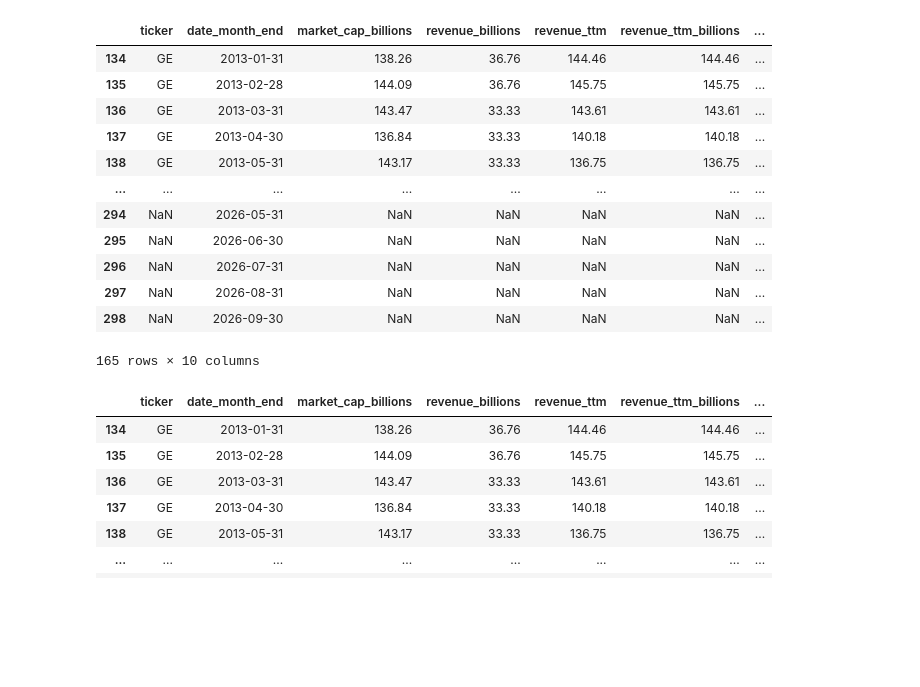
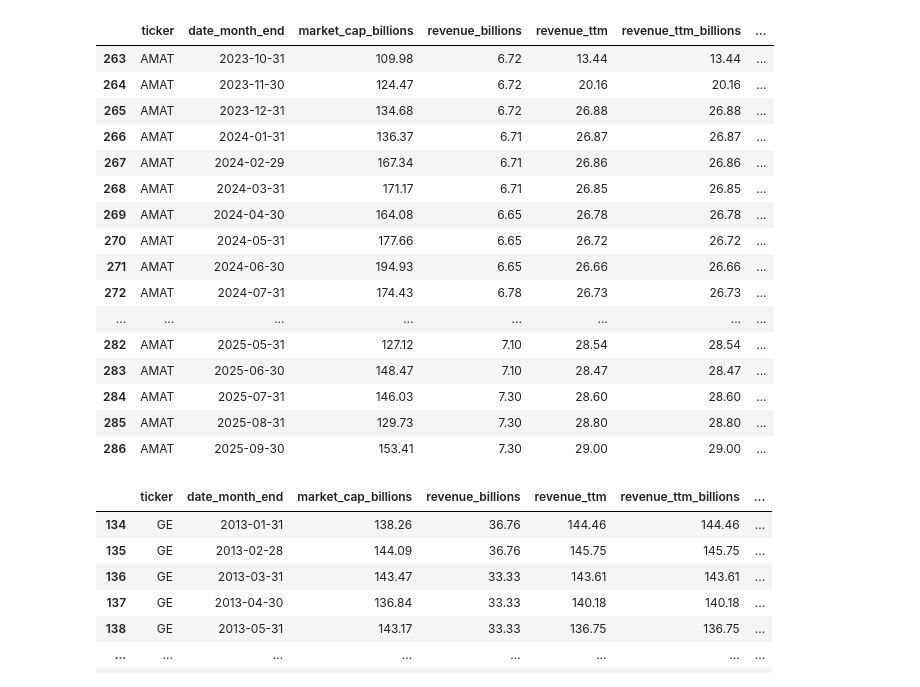
Before and after one commit to stox74/stock_forecast, a Jupyter notebook: US_Market/valuation/valuation_model_v5.ipynb, the cells around one changed output. Cells and saved outputs as stored; diff of their text form; code cells hidden in the pictures; blank space fills up the shorter version.

```diff
--- a/US_Market/valuation/valuation_model_v5.ipynb
+++ b/US_Market/valuation/valuation_model_v5.ipynb
@@ -122,5 +122,4 @@ from DATA.stock_invest_function import *
 # %%
-
 api_key = 'hT0gAk87j9xZx4PlBApvBqfVL5IahvgV'
 
 db_info = {
@@ -134,14 +133,20 @@ db_info = {
 # 1. 먼저 디버깅으로 원인 파악
 # stock_prep.debug_missing_data(result, 'AMAT', db_info)
 
-# 2. 개선된 버전으로 재실행
-result_fixed = stock_prep.run_fixed_enhanced_preprocessing(
-    ticker='GE',
+# 기본 사용 (수출 데이터 포함)
+result = run_enhanced_preprocessing(
+    ticker='AMAT',
     api_key=api_key,
     db_info=db_info,
-    hs_code='841191'
+    hs_code='841191'  # 수출 데이터 포함 시
 )
 
-result = result_fixed[result_fixed['date_month_end'] >= '2013-01-31']
+# # 간단한 사용 (수출 데이터 제외)
+# result = run_simple_enhanced_preprocessing(
+#     ticker='AMAT',
+#     api_key='your_api_key',
+#     db_info=db_info
+# )
+
 # 단일 종목 간단 버전
 # result = stock_prep.run_simple_preprocessing('AAPL', api_key)
@@ -177,19 +153,24 @@ DB 매출 데이터 조회 실패: (pymysql.err.ProgrammingError) (1146, "Table
 # %%
-result
+
+result.tail(24)
 # %% [output]
 |  | ticker | date_month_end | market_cap_billions | revenue_billions | revenue_ttm | revenue_ttm_billions | ... |
-| 134 | GE | 2013-01-31 | 138.26 | 36.76 | 144.46 | 144.46 | ... |
-| 135 | GE | 2013-02-28 | 144.09 | 36.76 | 145.75 | 145.75 | ... |
-| 136 | GE | 2013-03-31 | 143.47 | 33.33 | 143.61 | 143.61 | ... |
-| 137 | GE | 2013-04-30 | 136.84 | 33.33 | 140.18 | 140.18 | ... |
-| 138 | GE | 2013-05-31 | 143.17 | 33.33 | 136.75 | 136.75 | ... |
+| 263 | AMAT | 2023-10-31 | 109.98 | 6.72 | 13.44 | 13.44 | ... |
+| 264 | AMAT | 2023-11-30 | 124.47 | 6.72 | 20.16 | 20.16 | ... |
+| 265 | AMAT | 2023-12-31 | 134.68 | 6.72 | 26.88 | 26.88 | ... |
+| 266 | AMAT | 2024-01-31 | 136.37 | 6.71 | 26.87 | 26.87 | ... |
+| 267 | AMAT | 2024-02-29 | 167.34 | 6.71 | 26.86 | 26.86 | ... |
+| 268 | AMAT | 2024-03-31 | 171.17 | 6.71 | 26.85 | 26.85 | ... |
+| 269 | AMAT | 2024-04-30 | 164.08 | 6.65 | 26.78 | 26.78 | ... |
+| 270 | AMAT | 2024-05-31 | 177.66 | 6.65 | 26.72 | 26.72 | ... |
+| 271 | AMAT | 2024-06-30 | 194.93 | 6.65 | 26.66 | 26.66 | ... |
+| 272 | AMAT | 2024-07-31 | 174.43 | 6.78 | 26.73 | 26.73 | ... |
 | ... | ... | ... | ... | ... | ... | ... | ... |
-| 294 | NaN | 2026-05-31 | NaN | NaN | NaN | NaN | ... |
-| 295 | NaN | 2026-06-30 | NaN | NaN | NaN | NaN | ... |
-| 296 | NaN | 2026-07-31 | NaN | NaN | NaN | NaN | ... |
-| 297 | NaN | 2026-08-31 | NaN | NaN | NaN | NaN | ... |
-| 298 | NaN | 2026-09-30 | NaN | NaN | NaN | NaN | ... |
+| 282 | AMAT | 2025-05-31 | 127.12 | 7.10 | 28.54 | 28.54 | ... |
+| 283 | AMAT | 2025-06-30 | 148.47 | 7.10 | 28.47 | 28.47 | ... |
+| 284 | AMAT | 2025-07-31 | 146.03 | 7.30 | 28.60 | 28.60 | ... |
+| 285 | AMAT | 2025-08-31 | 129.73 | 7.30 | 28.80 | 28.80 | ... |
+| 286 | AMAT | 2025-09-30 | 153.41 | 7.30 | 29.00 | 29.00 | ... |
-165 rows × 10 columns
 # %%
 from sarima_forecast import sarima_forecast
 from sarima_forecast import revenue_sarima_forecast_pipeline
```
Also changed, not shown: parts of 3 cells of this notebook, 1 other file.
